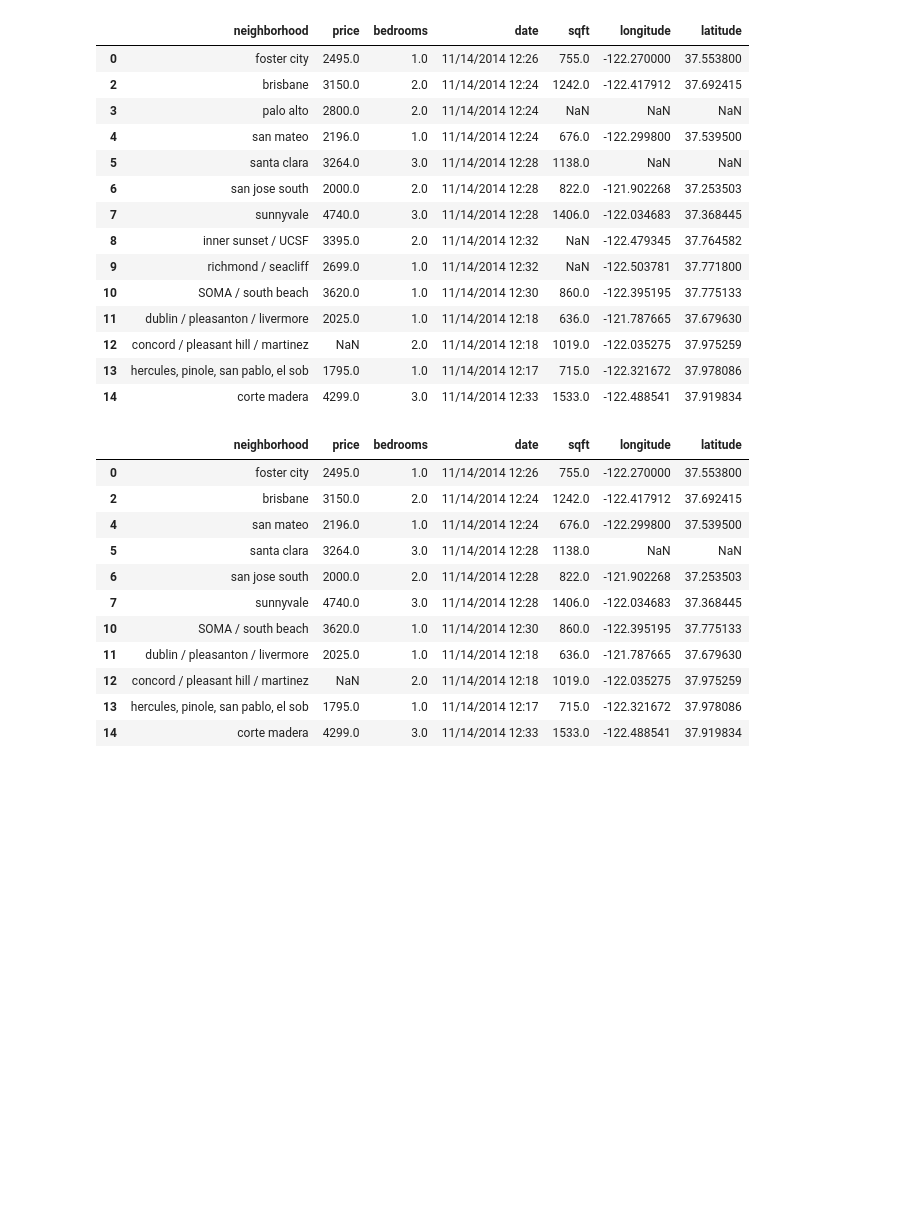
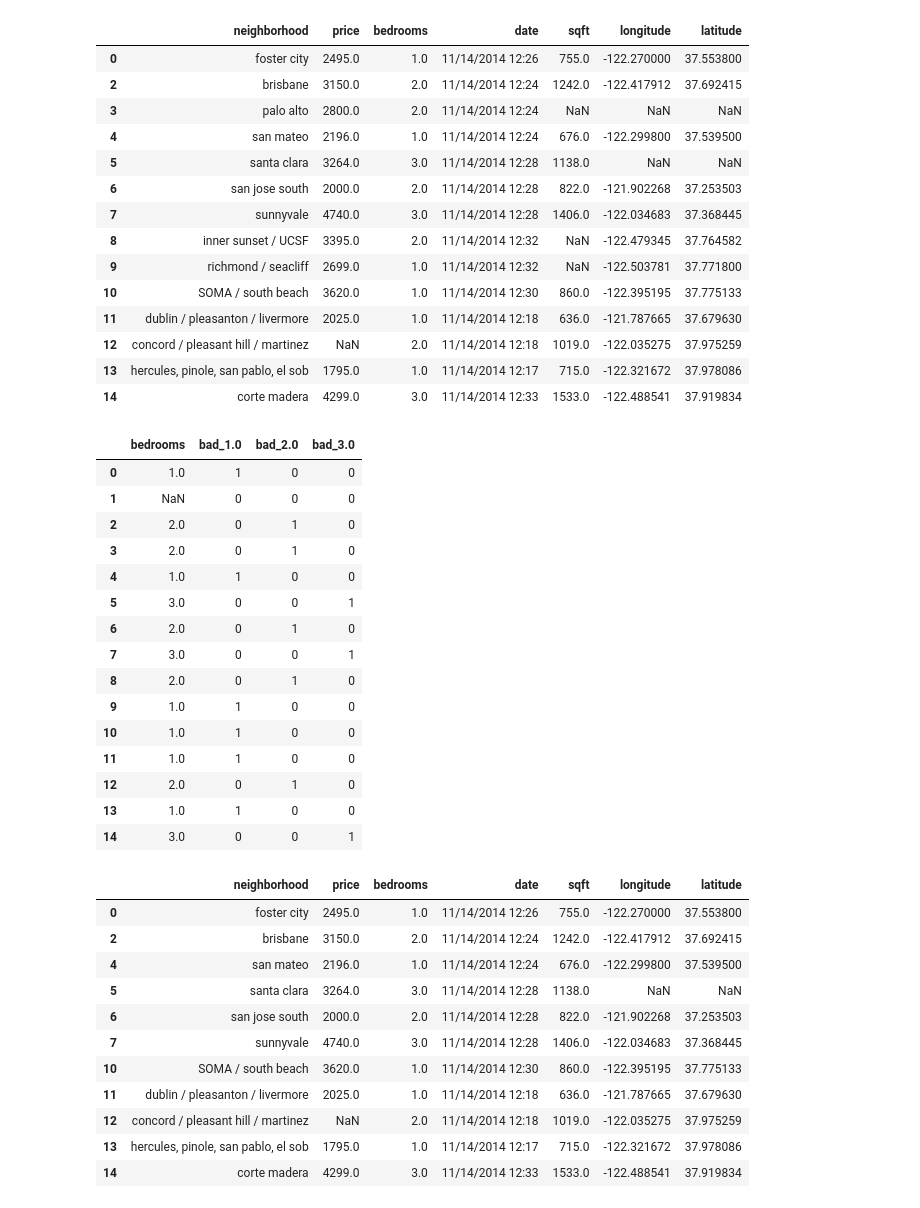
Before and after one commit to mgraehleruky/ce599, a Jupyter notebook: 07-Data Wrangling/data-wrangling.ipynb, the cells around one changed output. Drawn from its saved outputs; the diff is of its cells as text; code cells hidden in the pictures; blank space fills up the shorter version.

```diff
--- a/07-Data Wrangling/data-wrangling.ipynb
+++ b/07-Data Wrangling/data-wrangling.ipynb
@@ -535,3 +531,24 @@ bed_3 = pd.DataFrame({'bedrooms': [0,0,0,0,0,1,0,1,0,0,0,0,0,0,1]})
+# %%
+dummies = pd.get_dummies(rent_df['bedrooms'], prefix = 'bad')
+rent_df2 = rent_df[['bedrooms']].join(dummies)
+rent_df2
+# %% [output]
+|  | bedrooms | bad_1.0 | bad_2.0 | bad_3.0 |
+| 0 | 1.0 | 1 | 0 | 0 |
+| 1 | NaN | 0 | 0 | 0 |
+| 2 | 2.0 | 0 | 1 | 0 |
+| 3 | 2.0 | 0 | 1 | 0 |
+| 4 | 1.0 | 1 | 0 | 0 |
+| 5 | 3.0 | 0 | 0 | 1 |
+| 6 | 2.0 | 0 | 1 | 0 |
+| 7 | 3.0 | 0 | 0 | 1 |
+| 8 | 2.0 | 0 | 1 | 0 |
+| 9 | 1.0 | 1 | 0 | 0 |
+| 10 | 1.0 | 1 | 0 | 0 |
+| 11 | 1.0 | 1 | 0 | 0 |
+| 12 | 2.0 | 0 | 1 | 0 |
+| 13 | 1.0 | 1 | 0 | 0 |
+| 14 | 3.0 | 0 | 0 | 1 |
 # %%
 rent_df.query('500 < sqft < 3000')
 # %% [output]
```
Also changed, not shown: parts of 1 cell of this notebook, 7 other files.
